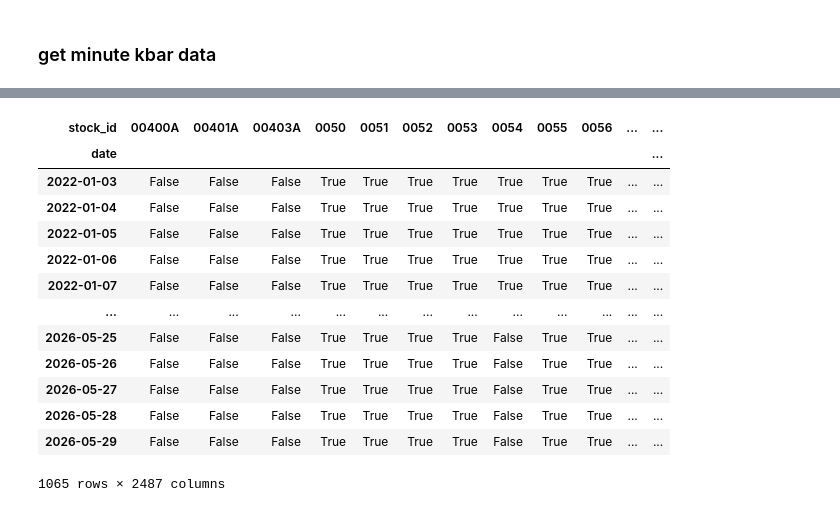
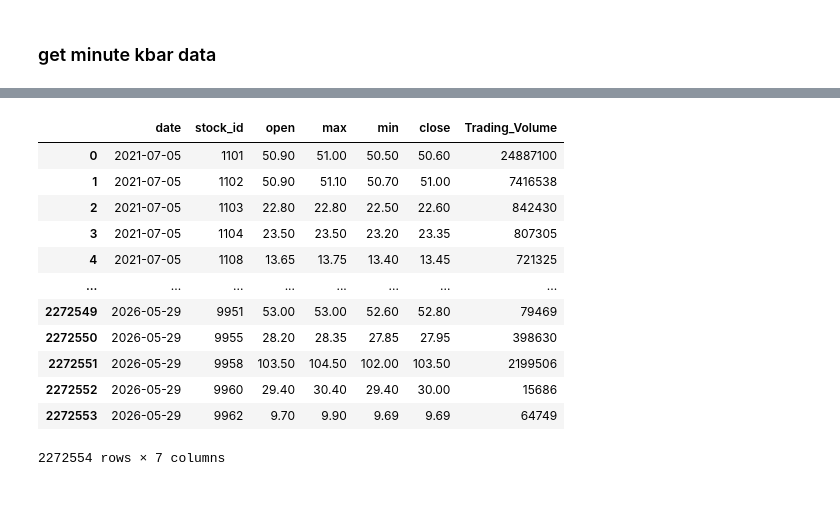
Before and after one commit to Xin95172/Quant, a Jupyter notebook: projects/CTA/學弟策略/main.ipynb, the cells around one changed output, grey strips where cells are left out. Saved outputs shown, nothing was run; the diff lists cells and outputs as text; code cells hidden in the pictures.

```diff
--- a/projects/CTA/學弟策略/main.ipynb
+++ b/projects/CTA/學弟策略/main.ipynb
@@ -173,20 +265,19 @@ for trade_date, signal_row in tqdm(signal.iterrows(), total=len(signal), desc="B
 # %%
 # Optional inspection
-signal = pd.read_parquet(signal_output)
-signal.index = pd.to_datetime(signal.index)
+signal = pd.read_parquet("D://Github/note/data/kbar_data/2025-03-05.parquet")
+signal = pd.read_parquet("D://Github/note/data/daily_stock_price.parquet")
 signal
 # %% [output]
-| stock_id | 00400A | 00401A | 00403A | 0050 | 0051 | 0052 | 0053 | 0054 | 0055 | 0056 | ... | ... |
-| date |  |  |  |  |  |  |  |  |  |  |  | ... |
-| 2022-01-03 | False | False | False | True | True | True | True | True | True | True | ... | ... |
-| 2022-01-04 | False | False | False | True | True | True | True | True | True | True | ... | ... |
-| 2022-01-05 | False | False | False | True | True | True | True | True | True | True | ... | ... |
-| 2022-01-06 | False | False | False | True | True | True | True | True | True | True | ... | ... |
-| 2022-01-07 | False | False | False | True | True | True | True | True | True | True | ... | ... |
-| ... | ... | ... | ... | ... | ... | ... | ... | ... | ... | ... | ... | ... |
-| 2026-05-25 | False | False | False | True | True | True | True | False | True | True | ... | ... |
-| 2026-05-26 | False | False | False | True | True | True | True | False | True | True | ... | ... |
-| 2026-05-27 | False | False | False | True | True | True | True | False | True | True | ... | ... |
-| 2026-05-28 | False | False | False | True | True | True | True | False | True | True | ... | ... |
-| 2026-05-29 | False | False | False | True | True | True | True | False | True | True | ... | ... |
+|  | date | stock_id | open | max | min | close | Trading_Volume |
+| 0 | 2021-07-05 | 1101 | 50.90 | 51.00 | 50.50 | 50.60 | 24887100 |
+| 1 | 2021-07-05 | 1102 | 50.90 | 51.10 | 50.70 | 51.00 | 7416538 |
+| 2 | 2021-07-05 | 1103 | 22.80 | 22.80 | 22.50 | 22.60 | 842430 |
+| 3 | 2021-07-05 | 1104 | 23.50 | 23.50 | 23.20 | 23.35 | 807305 |
+| 4 | 2021-07-05 | 1108 | 13.65 | 13.75 | 13.40 | 13.45 | 721325 |
+| ... | ... | ... | ... | ... | ... | ... | ... |
+| 2272549 | 2026-05-29 | 9951 | 53.00 | 53.00 | 52.60 | 52.80 | 79469 |
+| 2272550 | 2026-05-29 | 9955 | 28.20 | 28.35 | 27.85 | 27.95 | 398630 |
+| 2272551 | 2026-05-29 | 9958 | 103.50 | 104.50 | 102.00 | 103.50 | 2199506 |
+| 2272552 | 2026-05-29 | 9960 | 29.40 | 30.40 | 29.40 | 30.00 | 15686 |
+| 2272553 | 2026-05-29 | 9962 | 9.70 | 9.90 | 9.69 | 9.69 | 64749 |
-1065 rows × 2487 columns
+2272554 rows × 7 columns
```
Also changed, not shown: parts of 10 cells of this notebook, 3 other files.
